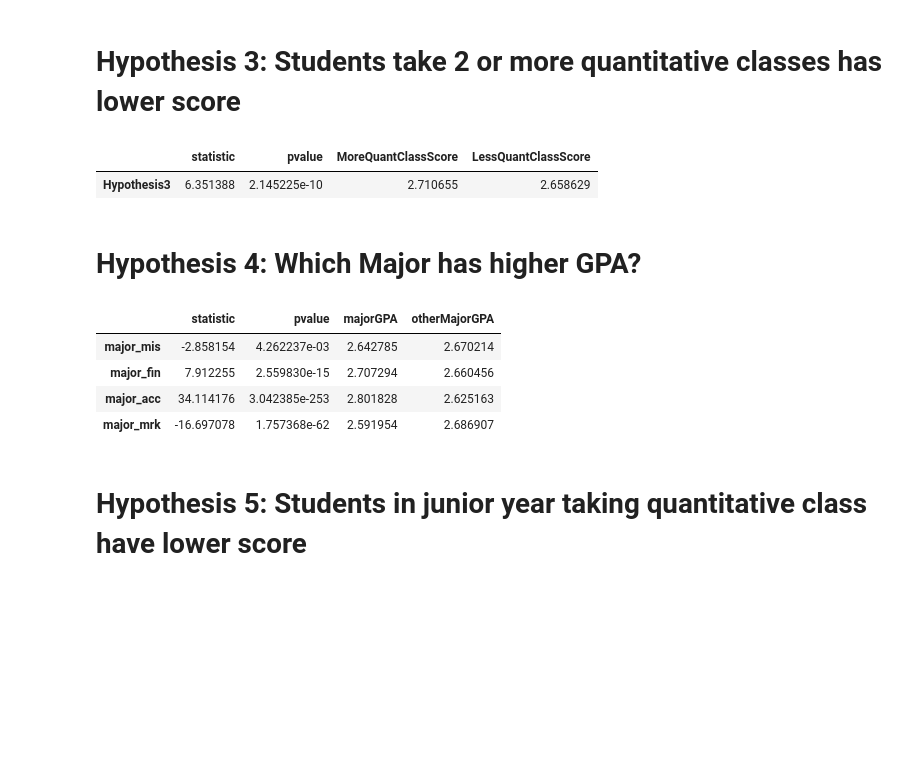
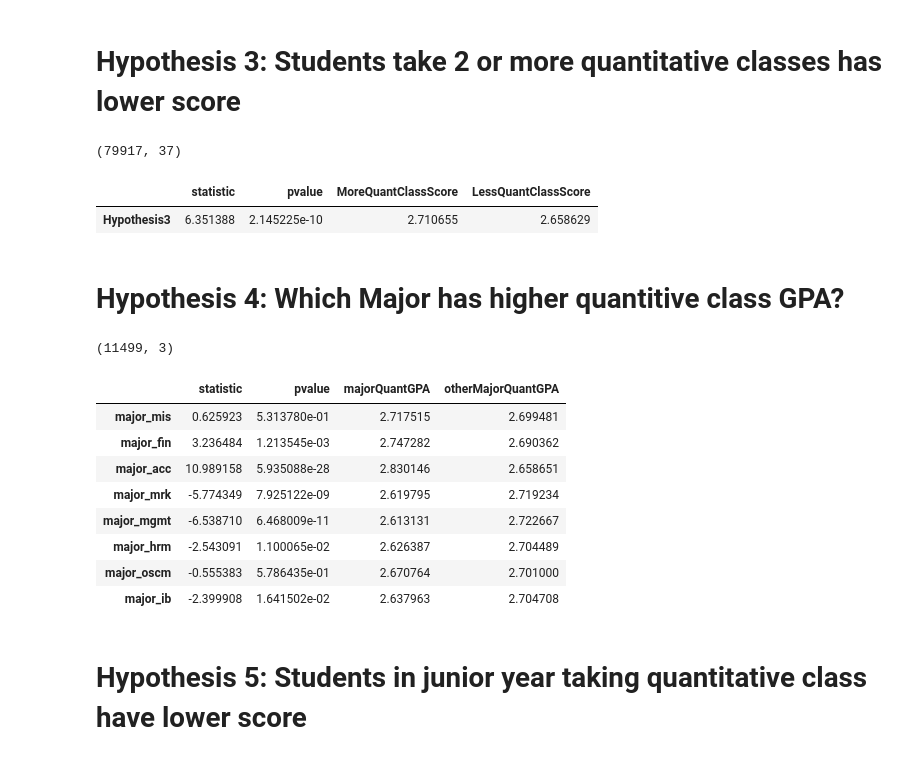
Before and after one commit to coolcottontail/research, a Jupyter notebook: research.ipynb, the cells around one changed output. Drawn from its saved outputs; the diff is of its cells as text; code cells hidden in the pictures; blank space fills up the shorter version.

```diff
--- a/research.ipynb
+++ b/research.ipynb
@@ -114,6 +114,7 @@ import numpy as np
 #select from 11 classes
 cbaClassList = ["Business Communications","Business Finance","Business Statistics I","Business Strategy & Policy","International Business","Legal & Regulatry Env Business","Management Information Systems","Marketing","Organizational Behavior","Princip of Mgmt and Operations","Principles of Management"]
 cbaClassCode = ['HRM 360', 'MKTG 300', 'MGMT 425', 'I S 310', 'MGMT 300', 'FIN 300', 'BLAW 320', 'I S 300', 'CBA 300', 'I S 301']
+quantitativeList = ['FIN 300', 'I S 300', 'I S 301']
 
 dfCBA11 =  dfCBA[dfCBA['CLASS_DESCR'].isin(cbaClassList)]
 
@@ -129,10 +130,14 @@ df_ttest = df[df['STUDENT_ACAD_PLAN'].isin(majorList)]
 df_ttest["score"] = df_ttest["ENRL_OFFICIAL_GRADE"].map(scoreDict)
 df_ttest["lesson"] = df_ttest["CLASS_I"].apply(lambda x: x[:-3])
 
+
 df_ttest['units']= df_ttest['ENRL_UNITS_TAKEN'].apply(lambda x: int(x))
 df_gpa = df_ttest.groupby('EMPLID').apply(lambda x: np.average(x["score"], weights = x["units"], axis = 0)).to_frame(name = 'GPA').reset_index()
 df_ttest = df_ttest.merge(df_gpa, on = ['EMPLID'], how ='left')
+print(df_ttest.shape)
 
-print(df_ttest.shape)
+df_quantGPA = df_ttest[['EMPLID', 'score', 'lesson']].loc[df_ttest['lesson'].isin(quantitativeList)]
+df_quantGPA1 = df_quantGPA.groupby('EMPLID').agg({'score':'mean'}).rename(columns={'score':'quantGPA'}).reset_index()
+df_ttest = df_ttest.merge(df_quantGPA1, on = ['EMPLID'], how ='left')
 # %% [output]
 (79917, 34)
@@ -250,19 +237,19 @@ results_df
 # %% [markdown]
 # Hypothesis 3: Students take 2 or more quantitative classes has lower score
 # %%
-quantitativeList = ['FIN 300', 'I S 300', 'I S 301']
+quantitativeList = ['FIN 300', 'I S 310', 'I S 301']
 df_ttest["quantitative"] = df_ttest['lesson'].apply(lambda x: 1 if x in quantitativeList else  0)
 #df_ttest.head(10)
 
 df2 = df_ttest.groupby(['EMPLID', 'CTERM_TERM_LDESC'])['quantitative'].sum().reset_index().rename(columns={'quantitative':'sum_quantitative'})
-df_quant = df_ttest.merge(df2, on = ['EMPLID','CTERM_TERM_LDESC'], how ='left')
+df_hyp3 = df_ttest.merge(df2, on = ['EMPLID','CTERM_TERM_LDESC'], how ='left')
 
 #print(df_ttest.shape)
-#print(df_quant.shape)
+print(df_quant.shape)
 
 def run_ttest_on_quant():
-    group1 = df_quant[ df_quant["sum_quantitative"] >= 2 ]
-    group2 = df_quant[ df_quant["sum_quantitative"] <  2 ]
+    group1 = df_hyp3[ df_hyp3["sum_quantitative"] >= 2 ]
+    group2 = df_hyp3[ df_hyp3["sum_quantitative"] <  2 ]
 
     return scipy.stats.ttest_ind(group1['score'], group2['score']), (group1["score"].mean(), group2["score"].mean())
 
@@ -275,39 +262,53 @@ results_df['MoreQuantClassScore'] = scores_df[0].to_numpy()
 results_df['LessQuantClassScore'] = scores_df[1].to_numpy()
 results_df
 # %% [output]
+(79917, 37)
 |  | statistic | pvalue | MoreQuantClassScore | LessQuantClassScore |
 | Hypothesis3 | 6.351388 | 2.145225e-10 | 2.710655 | 2.658629 |
 # %% [markdown]
-# Hypothesis 4: Which Major has higher GPA?
+# Hypothesis 4: Which Major has higher quantitive class GPA?
 # %%
-df_ttest["major_mis"] = df_ttest["STUDENT_ACAD_PLAN"].apply(lambda x: 1 if x == 'Mgmt Info Systems BS' else  0)
-df_ttest["major_fin"] = df_ttest["STUDENT_ACAD_PLAN"].apply(lambda x: 1 if x == 'Finance BS' else  0)
-df_ttest["major_acc"] = df_ttest["STUDENT_ACAD_PLAN"].apply(lambda x: 1 if x == 'Accountancy BS' else  0)
-df_ttest["major_mrk"] = df_ttest["STUDENT_ACAD_PLAN"].apply(lambda x: 1 if x == 'Marketing BS' else  0)
+df_hyp4 = df_ttest[['EMPLID', 'quantGPA', 'STUDENT_ACAD_PLAN']].loc[df_ttest["quantGPA"].notnull()]
+df_hyp4 = df_hyp4.drop_duplicates()
+print(df_hyp4.shape)
+
+df_hyp4["major_mis"] = df_hyp4["STUDENT_ACAD_PLAN"].apply(lambda x: 1 if x == 'Mgmt Info Systems BS' else  0)
+df_hyp4["major_fin"] = df_hyp4["STUDENT_ACAD_PLAN"].apply(lambda x: 1 if x == 'Finance BS' else  0)
+df_hyp4["major_acc"] = df_hyp4["STUDENT_ACAD_PLAN"].apply(lambda x: 1 if x == 'Accountancy BS' else  0)
+df_hyp4["major_mrk"] = df_hyp4["STUDENT_ACAD_PLAN"].apply(lambda x: 1 if x == 'Marketing BS' else  0)
+df_hyp4["major_mgmt"] = df_hyp4["STUDENT_ACAD_PLAN"].apply(lambda x: 1 if x == 'Management BS' else  0)
+df_hyp4["major_hrm"] = df_hyp4["STUDENT_ACAD_PLAN"].apply(lambda x: 1 if x == 'Human Resources Management BS' else  0)
+df_hyp4["major_oscm"] = df_hyp4["STUDENT_ACAD_PLAN"].apply(lambda x: 1 if x == 'Oper Supply Chain Mgmt  BS' or x == 'Operations Management BS' else  0)
+df_hyp4["major_ib"] = df_hyp4["STUDENT_ACAD_PLAN"].apply(lambda x: 1 if x == 'International Business BS' else  0)
 
 def run_ttest_on_major(major):
-    group1 = df_ttest[ df_ttest[major] == 1 ]
-    group2 = df_ttest[ df_ttest[major] == 0 ]
+    group1 = df_hyp4[ df_hyp4[major] == 1 ]
+    group2 = df_hyp4[ df_hyp4[major] == 0 ]
 
-    return scipy.stats.ttest_ind(group1['GPA'], group2['GPA']), (group1["GPA"].mean(), group2["GPA"].mean())
+    return scipy.stats.ttest_ind(group1['quantGPA'], group2['quantGPA']), (group1["quantGPA"].mean(), group2["quantGPA"].mean())
 
 t_test_results = {}
 scores = {}
-for major in ["major_mis", "major_fin", "major_acc", "major_mrk"]:
+for major in ["major_mis", "major_fin", "major_acc", "major_mrk", "major_mgmt", "major_hrm", "major_oscm", "major_ib"]:
     t_test_results[major], scores[major] = run_ttest_on_major(major)
 
 results_df = pd.DataFrame.from_dict(t_test_results, orient='Index')
 scores_df = pd.DataFrame.from_dict(scores, orient='Index')
 
-results_df['majorGPA'] = scores_df[0].to_numpy()
-results_df['otherMajorGPA'] = scores_df[1].to_numpy()
+results_df['majorQuantGPA'] = scores_df[0].to_numpy()
+results_df['otherMajorQuantGPA'] = scores_df[1].to_numpy()
 results_df
 # %% [output]
+(11499, 3)
-|  | statistic | pvalue | majorGPA | otherMajorGPA |
-| major_mis | -2.858154 | 4.262237e-03 | 2.642785 | 2.670214 |
-| major_fin | 7.912255 | 2.559830e-15 | 2.707294 | 2.660456 |
-| major_acc | 34.114176 | 3.042385e-253 | 2.801828 | 2.625163 |
-| major_mrk | -16.697078 | 1.757368e-62 | 2.591954 | 2.686907 |
+|  | statistic | pvalue | majorQuantGPA | otherMajorQuantGPA |
+| major_mis | 0.625923 | 5.313780e-01 | 2.717515 | 2.699481 |
+| major_fin | 3.236484 | 1.213545e-03 | 2.747282 | 2.690362 |
+| major_acc | 10.989158 | 5.935088e-28 | 2.830146 | 2.658651 |
+| major_mrk | -5.774349 | 7.925122e-09 | 2.619795 | 2.719234 |
+| major_mgmt | -6.538710 | 6.468009e-11 | 2.613131 | 2.722667 |
+| major_hrm | -2.543091 | 1.100065e-02 | 2.626387 | 2.704489 |
+| major_oscm | -0.555383 | 5.786435e-01 | 2.670764 | 2.701000 |
+| major_ib | -2.399908 | 1.641502e-02 | 2.637963 | 2.704708 |
 # %% [markdown]
 # Hypothesis 5: Students in junior year taking quantitative class have lower score
 # %%
```
Also changed, not shown: parts of 18 cells of this notebook.
